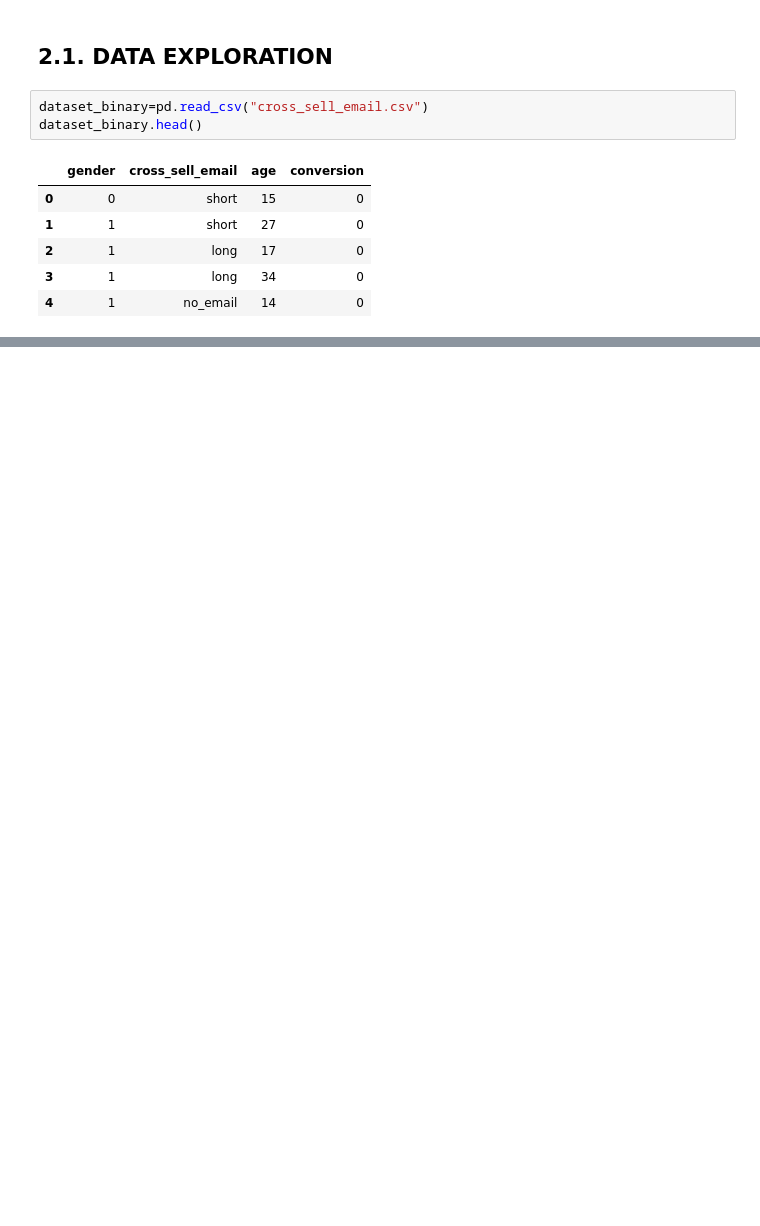
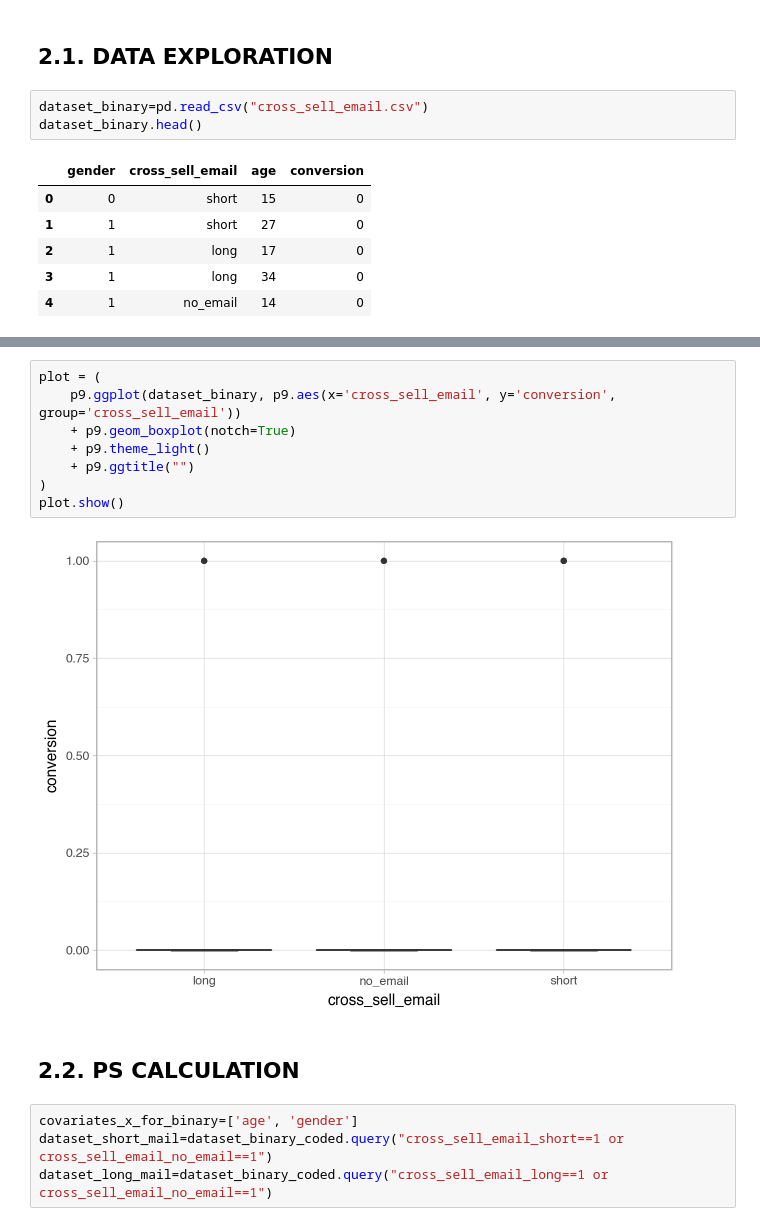
Before and after one commit to jaime-bautista-sdg/causal_inference_nbs, a Jupyter notebook: cap5_CI.ipynb, the cells around one changed output, grey strips where cells are left out. Drawn from its saved outputs; the diff is of its cells as text; blank space fills up the shorter version.

```diff
--- a/cap5_CI.ipynb
+++ b/cap5_CI.ipynb
@@ -335,0 +389,16 @@ ValueError: could not convert string to float: 'short'
+# %%
+plot = (
+    p9.ggplot(dataset_binary, p9.aes(x='cross_sell_email', y='conversion', group='cross_sell_email'))
+    + p9.geom_boxplot(notch=True)
+    + p9.theme_light()
+    + p9.ggtitle("")
+)
+plot.show()
+# %% [output]
+[figure, added]
+# %% [markdown]
+## 2.2. PS CALCULATION
+# %%
+covariates_x_for_binary=['age', 'gender']
+dataset_short_mail=dataset_binary_coded.query("cross_sell_email_short==1 or cross_sell_email_no_email==1")
+dataset_long_mail=dataset_binary_coded.query("cross_sell_email_long==1 or cross_sell_email_no_email==1")
```
Also changed, not shown: parts of 19 cells of this notebook.
